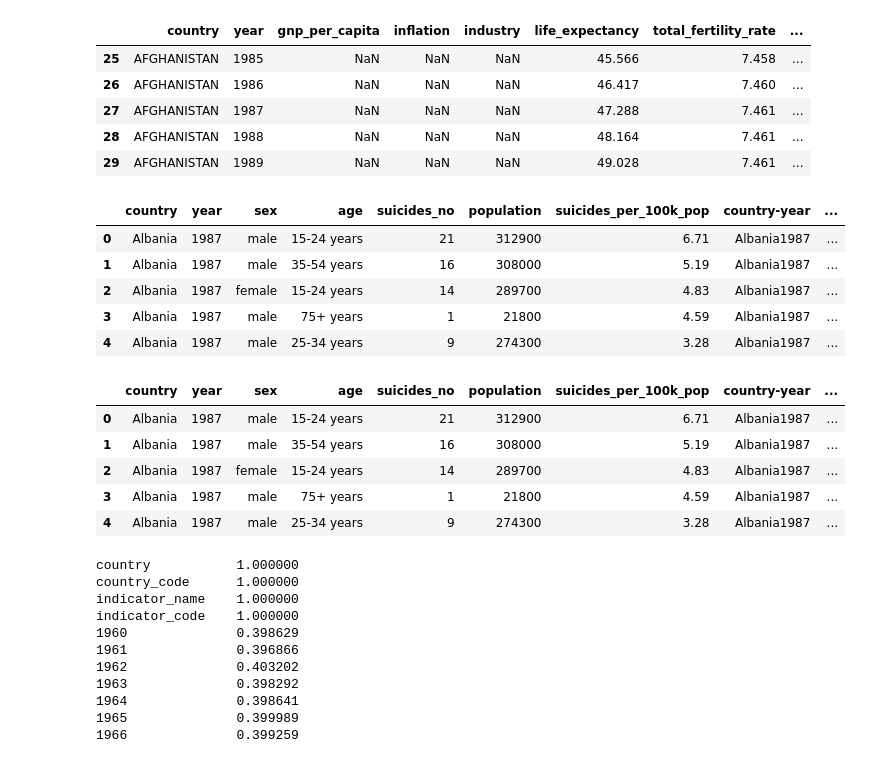
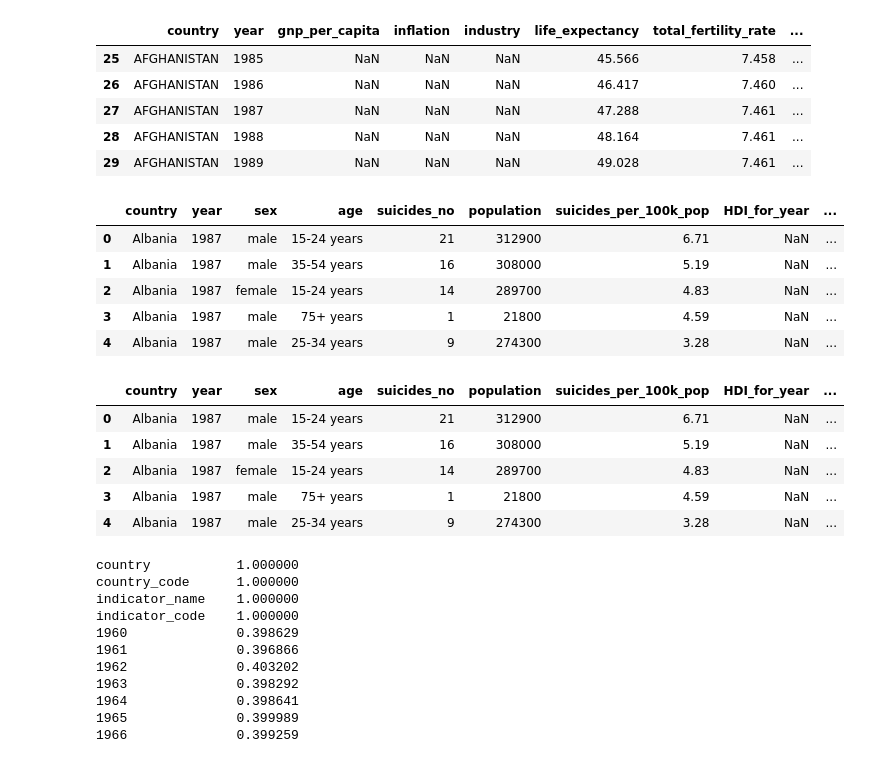
Before and after one commit to MiguelArieiro/WorldSuicideRatesAnalysis, a Jupyter notebook: sgd3.ipynb, the cells around one changed output. Drawn from its saved outputs; the diff is of its cells as text; code cells hidden in the pictures.

Commit message:
Fixed table merge; minor dataframe formating changes; new matrix

```diff
--- a/sgd3.ipynb
+++ b/sgd3.ipynb
@@ -21,18 +21,19 @@ demographics.head()
 # %%
 #loading suicides data
 suicides = pd.read_csv('datasets\suicide-rates-overview-1985-to-2016.csv')
 
 suicides = suicides[suicides['year'] >= 1985]
 suicides = suicides[suicides['year'] <= 2015]
+suicides = suicides.drop("country-year", axis=1)
 
 suicides.head()
 # %% [output]
-|  | country | year | sex | age | suicides_no | population | suicides_per_100k_pop | country-year | ... |
-| 0 | Albania | 1987 | male | 15-24 years | 21 | 312900 | 6.71 | Albania1987 | ... |
-| 1 | Albania | 1987 | male | 35-54 years | 16 | 308000 | 5.19 | Albania1987 | ... |
-| 2 | Albania | 1987 | female | 15-24 years | 14 | 289700 | 4.83 | Albania1987 | ... |
-| 3 | Albania | 1987 | male | 75+ years | 1 | 21800 | 4.59 | Albania1987 | ... |
-| 4 | Albania | 1987 | male | 25-34 years | 9 | 274300 | 3.28 | Albania1987 | ... |
+|  | country | year | sex | age | suicides_no | population | suicides_per_100k_pop | HDI_for_year | ... |
+| 0 | Albania | 1987 | male | 15-24 years | 21 | 312900 | 6.71 | NaN | ... |
+| 1 | Albania | 1987 | male | 35-54 years | 16 | 308000 | 5.19 | NaN | ... |
+| 2 | Albania | 1987 | female | 15-24 years | 14 | 289700 | 4.83 | NaN | ... |
+| 3 | Albania | 1987 | male | 75+ years | 1 | 21800 | 4.59 | NaN | ... |
+| 4 | Albania | 1987 | male | 25-34 years | 9 | 274300 | 3.28 | NaN | ... |
 # %%
 #adding country codes to suicides dataframe
 countryCodes = pd.read_csv('datasets\wikipedia-iso-country-codes.csv')
@@ -41,12 +42,12 @@ countryCodes.head()
 suicides = pd.merge(suicides,countryCodes[['country','country_code']],on='country')
 suicides.head()
 # %% [output]
-|  | country | year | sex | age | suicides_no | population | suicides_per_100k_pop | country-year | ... |
-| 0 | Albania | 1987 | male | 15-24 years | 21 | 312900 | 6.71 | Albania1987 | ... |
-| 1 | Albania | 1987 | male | 35-54 years | 16 | 308000 | 5.19 | Albania1987 | ... |
-| 2 | Albania | 1987 | female | 15-24 years | 14 | 289700 | 4.83 | Albania1987 | ... |
-| 3 | Albania | 1987 | male | 75+ years | 1 | 21800 | 4.59 | Albania1987 | ... |
-| 4 | Albania | 1987 | male | 25-34 years | 9 | 274300 | 3.28 | Albania1987 | ... |
+|  | country | year | sex | age | suicides_no | population | suicides_per_100k_pop | HDI_for_year | ... |
+| 0 | Albania | 1987 | male | 15-24 years | 21 | 312900 | 6.71 | NaN | ... |
+| 1 | Albania | 1987 | male | 35-54 years | 16 | 308000 | 5.19 | NaN | ... |
+| 2 | Albania | 1987 | female | 15-24 years | 14 | 289700 | 4.83 | NaN | ... |
+| 3 | Albania | 1987 | male | 75+ years | 1 | 21800 | 4.59 | NaN | ... |
+| 4 | Albania | 1987 | male | 25-34 years | 9 | 274300 | 3.28 | NaN | ... |
 # %%
 #loading world health data
 health = pd.read_csv('datasets\world-health.csv')
```
Also changed, not shown: parts of 5 cells of this notebook.
